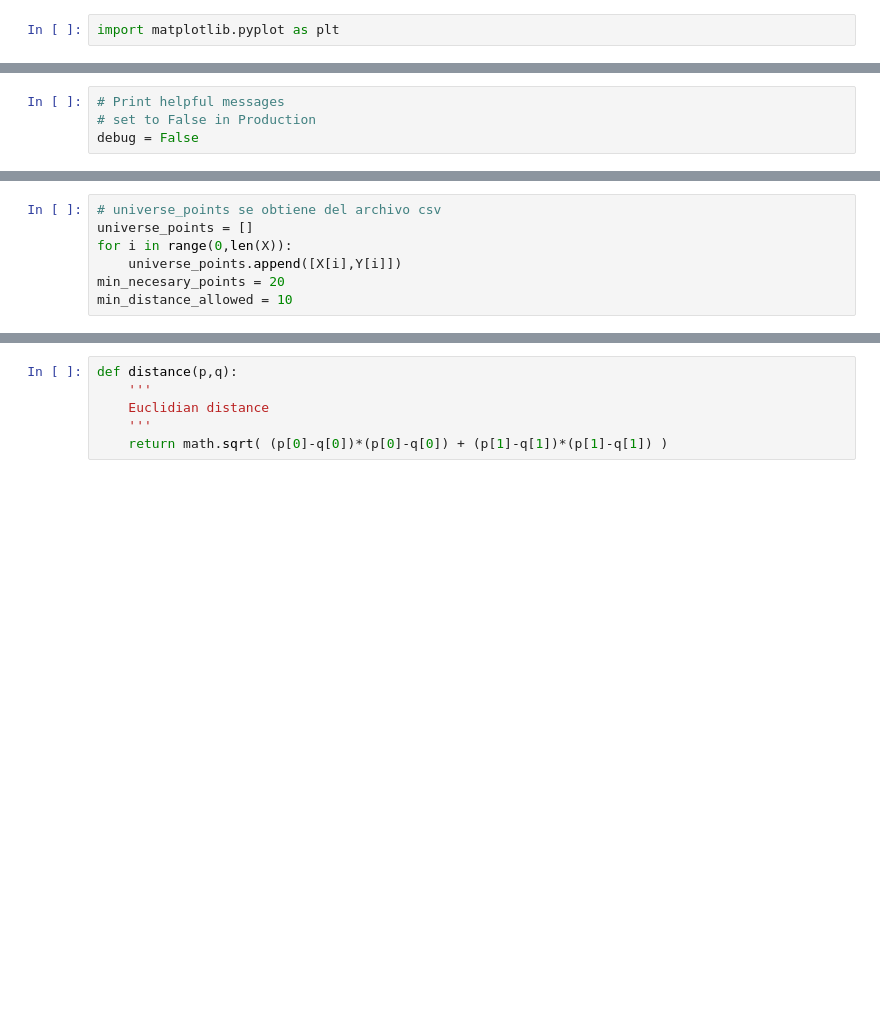
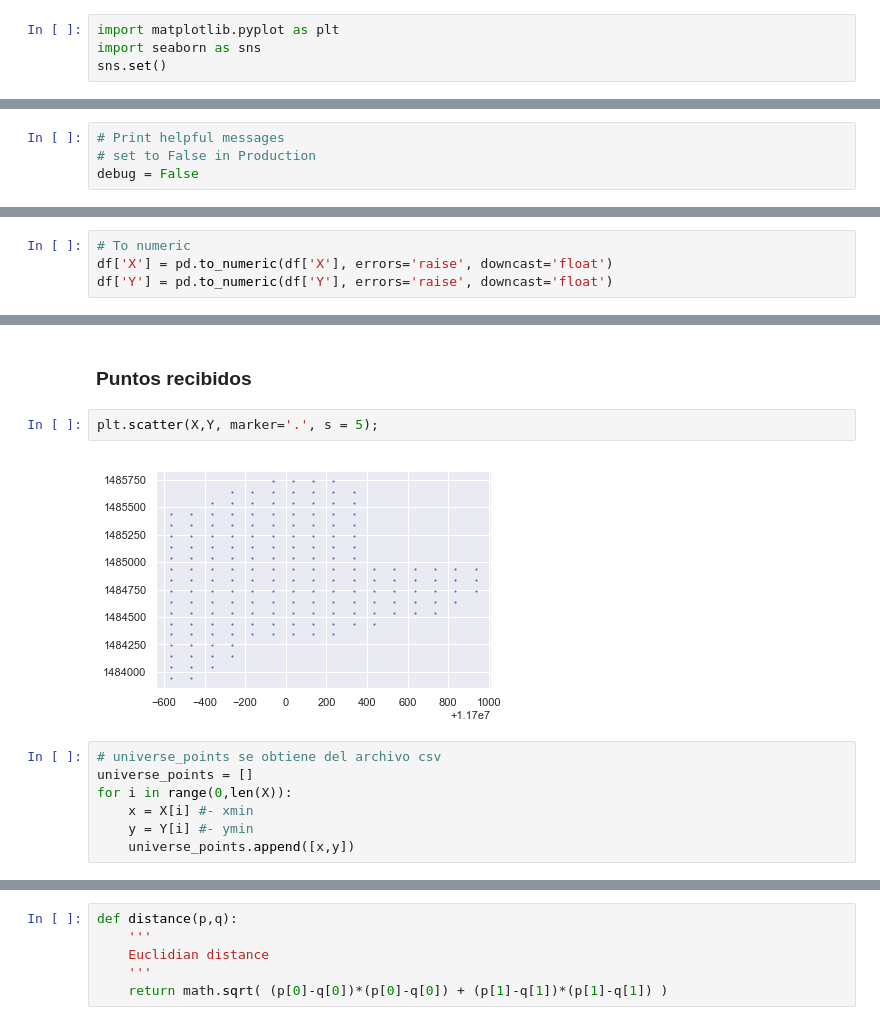
Before and after one commit to only4cc/sel_points, a Jupyter notebook: proto.ipynb, the cells around one changed output, grey strips where cells are left out. Saved outputs shown, nothing was run; the diff lists cells and outputs as text; blank space fills up the shorter version.

```diff
--- a/proto.ipynb
+++ b/proto.ipynb
@@ -13,6 +13,8 @@ import random
 import math
 # %%
 import matplotlib.pyplot as plt
+import seaborn as sns
+sns.set()
 # %%
 import pandas as pd
 # %%
@@ -49,0 +71,4 @@ df.head(2)
+# %%
+# To numeric
+df['X'] = pd.to_numeric(df['X'], errors='raise', downcast='float')
+df['Y'] = pd.to_numeric(df['Y'], errors='raise', downcast='float')
@@ -50,7 +93,13 @@ df.head(2)
+# %% [markdown]
+### Puntos recibidos
+# %%
+plt.scatter(X,Y, marker='.', s = 5);
+# %% [output]
+[figure, added]
 # %%
 # universe_points se obtiene del archivo csv
 universe_points = []
 for i in range(0,len(X)):
-    universe_points.append([X[i],Y[i]])
-min_necesary_points = 20
-min_distance_allowed = 10
+    x = X[i] #- xmin
+    y = Y[i] #- ymin
+    universe_points.append([x,y])
```
Also changed, not shown: parts of 17 cells of this notebook.
